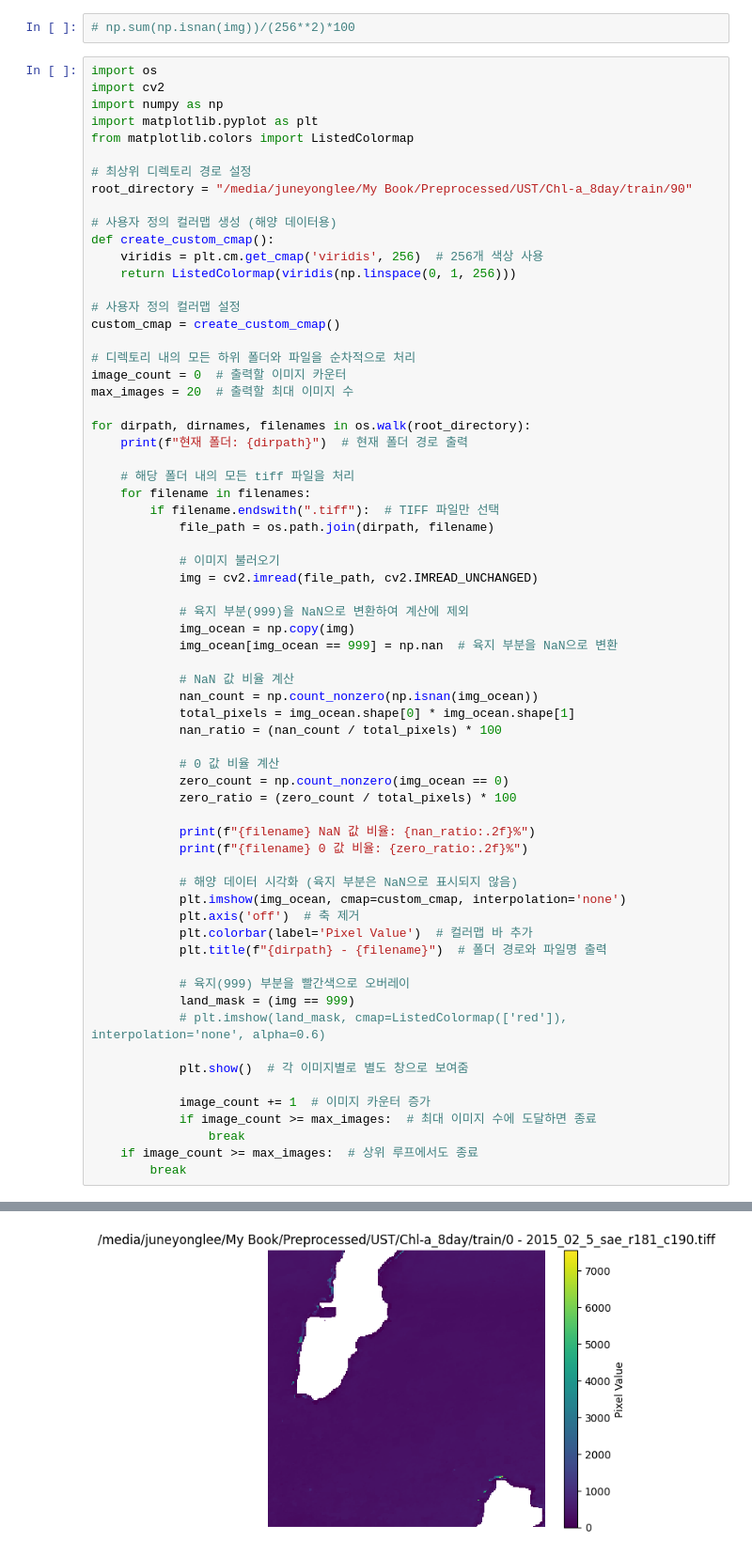
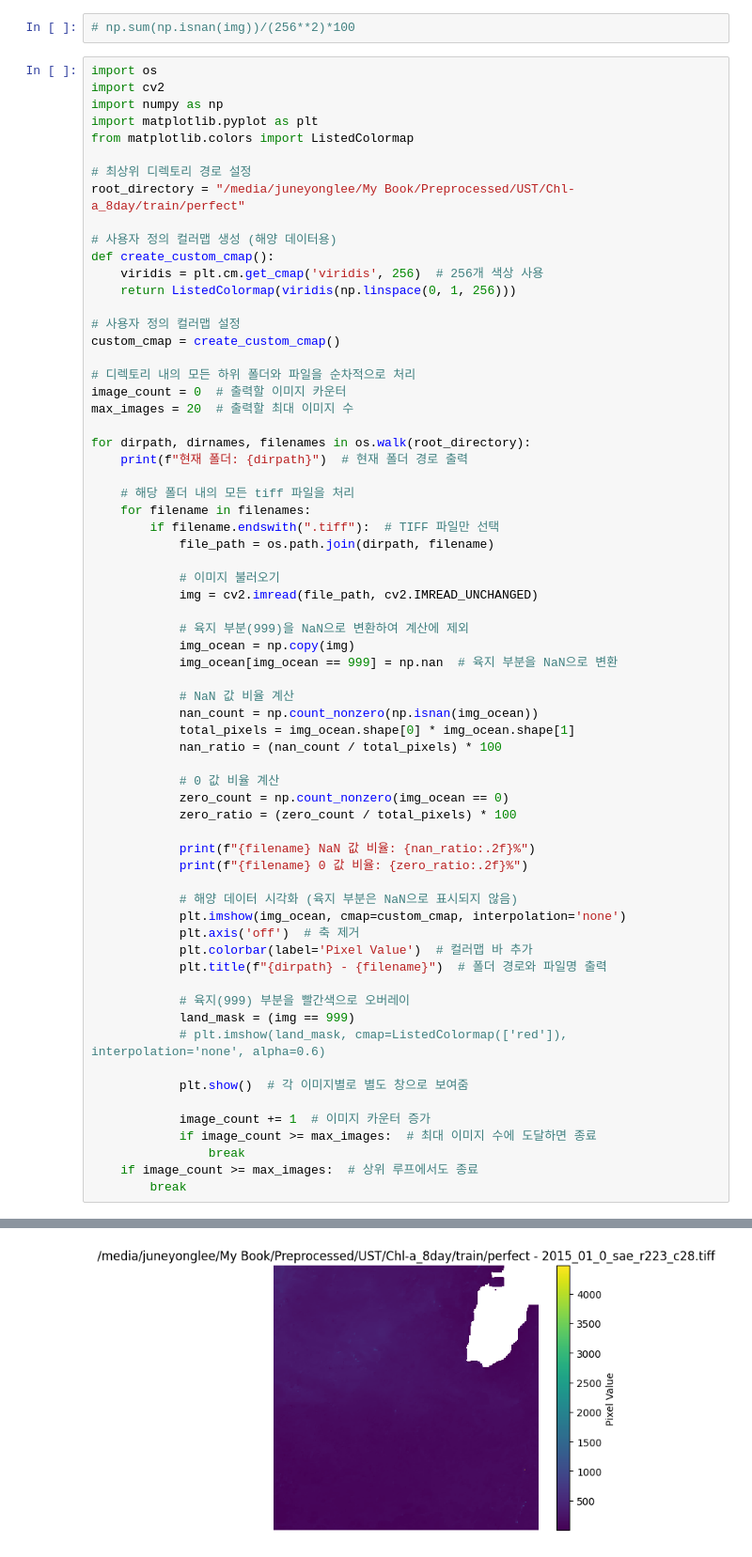
Before and after one commit to yousirong/marine_satellite_image_restoration, a Jupyter notebook: Notebook/2. visualize chl-a.ipynb, the cells around one changed output, grey strips where cells are left out. Shown at 94% size. Drawn from its saved outputs; the diff is of its cells as text.

```diff
--- a/Notebook/2. visualize chl-a.ipynb
+++ b/Notebook/2. visualize chl-a.ipynb
@@ -22,7 +22,7 @@ import matplotlib.pyplot as plt
 from matplotlib.colors import ListedColormap
 
 # 최상위 디렉토리 경로 설정
-root_directory = "/media/juneyonglee/My Book/Preprocessed/UST/Chl-a_8day/train/90"
+root_directory = "/media/juneyonglee/My Book/Preprocessed/UST/Chl-a_8day/train/perfect"
 
 # 사용자 정의 컬러맵 생성 (해양 데이터용)
 def create_custom_cmap():
@@ -87 +87 @@ for dirpath, dirnames, filenames in os.walk(root_directory):
-[figure, old version]
+[figure, new version]
```
Also changed, not shown: parts of 1 cell of this notebook, 1 other file.
